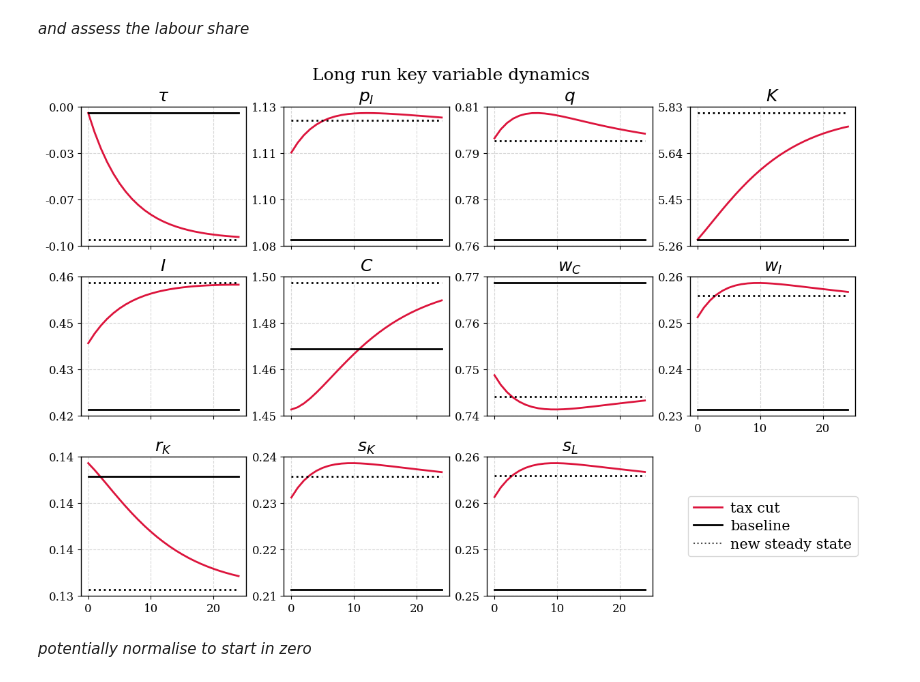
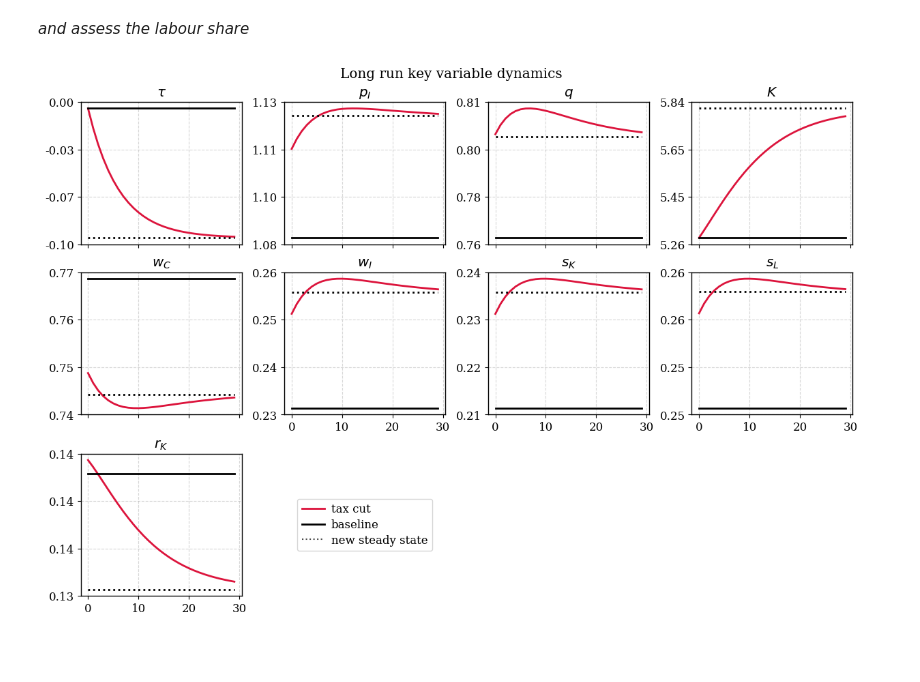
Before and after one commit to cfn368/ba_capinc, a Jupyter notebook: 3_perm_sim.ipynb, the cells around one changed output. Drawn from its saved outputs; the diff is of its cells as text; code cells hidden in the pictures; blank space fills up the shorter version.

```diff
--- a/3_perm_sim.ipynb
+++ b/3_perm_sim.ipynb
@@ -13,7 +15,7 @@ m = CapIncModel_single()
 out = m.calibrate(target_elas=m.phi)
 
 # 2. pin baseline SS first
-T=25; tau0=0.0; tauT=-0.1; rho=0.85; tail=25; tau_ss=0.0
+T=30; tau0=0.0; tauT=-0.1; rho=0.85; tail=25; tau_ss=0.0
 ss0 = m.solve_steady_state(tau=tau0)
 # %% [output]
 ============================================================
@@ -198,10 +151,8 @@ S3 = trunc_pack(sim3, ls3)
 
 keys = [
     "tau", 'pI', 'q','K',
-    "I","C",
-    "wC","wI","rC_gross",
-    "sK","sL",
-    # "Y",
+    "wC","wI","sK","sL",
+    "rC_gross",
 ]
 keys = [k for k in keys if k in S1 and k in S2]
 
@@ -231,33 +182,31 @@ for i, k in enumerate(keys):
     ax.grid(True, which="both", linestyle="--", alpha=0.5)
     ax.yaxis.set_major_locator(mticker.LinearLocator(4))
     ax.yaxis.set_minor_locator(mticker.NullLocator())
     ax.yaxis.set_major_formatter(mticker.FormatStrFormatter('%.2f'))
     ax.tick_params(axis="y", labelsize=12)
     ax.tick_params(axis="x", labelsize=12)
 
 for j in range(len(keys), len(axes)):
     axes[j].set_axis_off()
 
 # if len(keys) < len(axes):
     ax_leg = axes[len(keys)]
     ax_leg.set_axis_off()
     h1 = plt.Line2D([0], [0], color="crimson", lw=2)
     h2 = plt.Line2D([0], [0], color="k",       lw=2)
     h3 = plt.Line2D([0], [0], color="k", lw=1.5, ls=":", alpha=0.7)
     ax_leg.legend([h1, h2, h3], ["tax cut", "baseline", "new steady state"],
                 loc="center", frameon=True)
 
 for col in range(ncols):
     # find the last active (visible) axis in this column
     col_axes = [axes[row * ncols + col] for row in range(nrows)
                 if row * ncols + col < len(axes)]
     active = [ax for ax in col_axes if ax.get_visible() and ax.axison]
     if active:
         active[-1].tick_params(axis='x', labelbottom=True)
 
 plt.savefig('0_output/sim_lr_cs.png', dpi=200)
 plt.show()
 # %% [output]
-[figure, old version]
+[figure, new version]
-# %% [markdown]
-*potentially normalise to start in zero*
```
Also changed, not shown: parts of 7 cells of this notebook, 26 other files.
